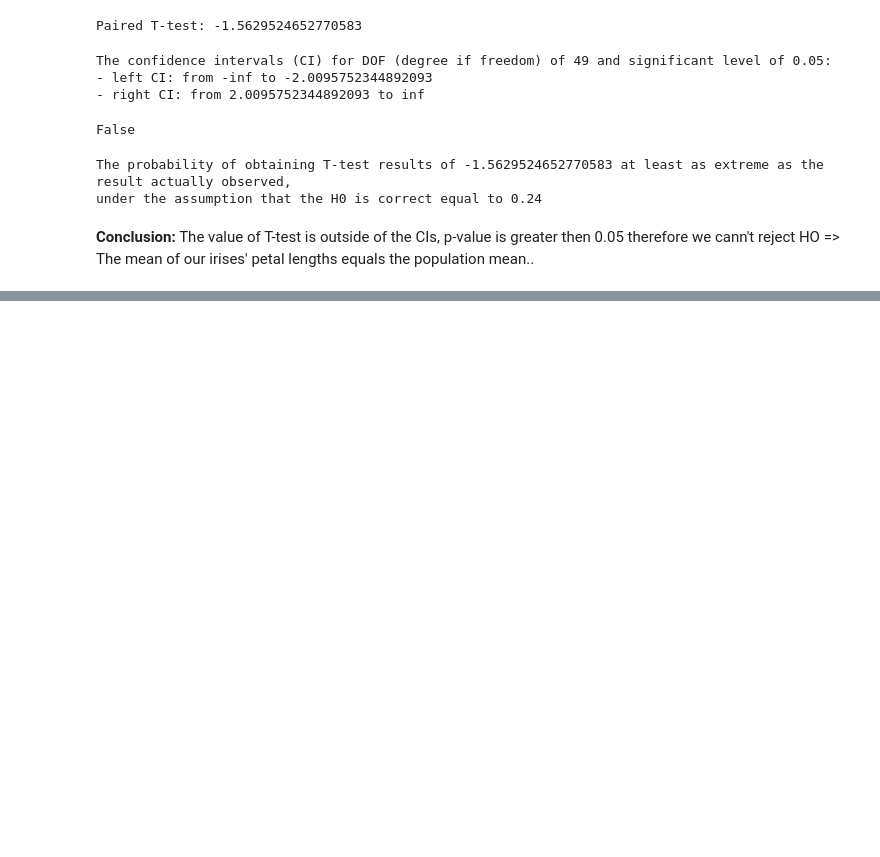
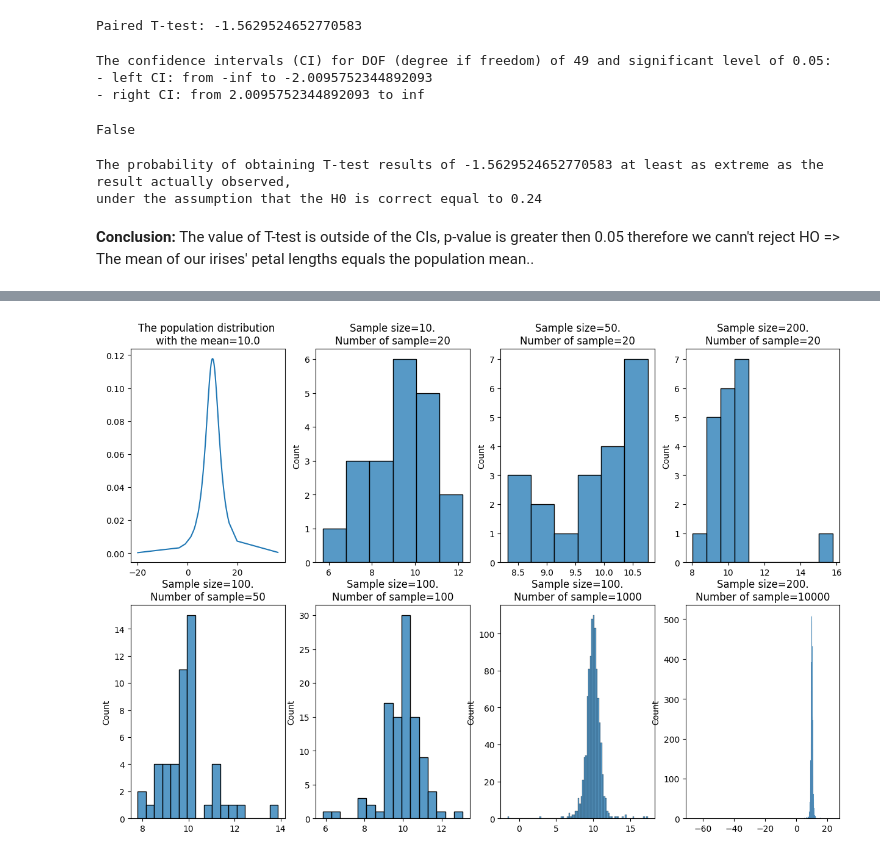
Before and after one commit to aakhterov/ML_algorithms_from_scratch, a Jupyter notebook: statistical_tests_from_scratch.ipynb, the cells around one changed output, grey strips where cells are left out. Drawn from its saved outputs; the diff is of its cells as text; code cells hidden in the pictures; blank space fills up the shorter version.

```diff
--- a/statistical_tests_from_scratch.ipynb
+++ b/statistical_tests_from_scratch.ipynb
@@ -221,0 +288,5 @@ under the assumption that the H0 is correct equal to 0.24
+# %%
+student_distr = t(df=2, loc=10, scale=3)
+plot_CLT(student_distr)
+# %% [output]
+[figure, added]
```
Also changed, not shown: parts of 9 cells of this notebook.
